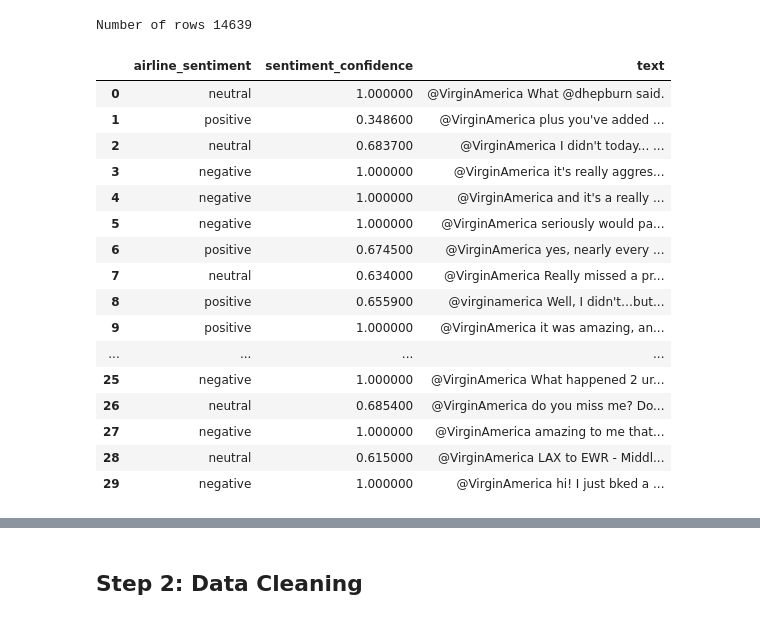
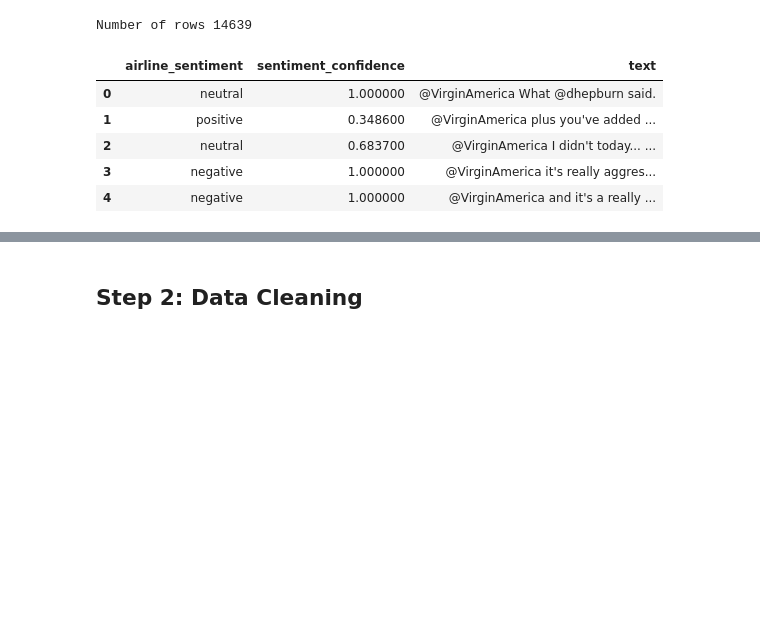
Before and after one commit to NomadZhang/MSI5001, a Jupyter notebook: main.ipynb, the cells around one changed output, grey strips where cells are left out. Drawn from its saved outputs; the diff is of its cells as text; code cells hidden in the pictures; blank space fills up the shorter version.

```diff
--- a/main.ipynb
+++ b/main.ipynb
@@ -41,34 +41,23 @@ Number of rows 14639
 # %%
 #wrap text so we can see the entire tweet better
 
 # Apply CSS styling for text wrapping for the first 30 rows
-styled_df = tweet_data.head(30).style.set_properties(
+styled_df = tweet_data.head(5).style.set_properties(
     **{
         'inline-size': '200px',  # Set a fixed width for the column
         'overflow-wrap': 'break-word',
         'white-space': 'normal'
     },
     subset=['text']
 )
 
 # Display the styled DataFrame (will render as HTML in compatible environments)
 styled_df
 # %% [output]
 |  | airline_sentiment | sentiment_confidence | text |
 | 0 | neutral | 1.000000 | @VirginAmerica What @dhepburn said. |
 | 1 | positive | 0.348600 | @VirginAmerica plus you've added ... |
 | 2 | neutral | 0.683700 | @VirginAmerica I didn't today... ... |
 | 3 | negative | 1.000000 | @VirginAmerica it's really aggres... |
 | 4 | negative | 1.000000 | @VirginAmerica and it's a really ... |
-| 5 | negative | 1.000000 | @VirginAmerica seriously would pa... |
-| 6 | positive | 0.674500 | @VirginAmerica yes, nearly every ... |
-| 7 | neutral | 0.634000 | @VirginAmerica Really missed a pr... |
-| 8 | positive | 0.655900 | @virginamerica Well, I didn't…but... |
-| 9 | positive | 1.000000 | @VirginAmerica it was amazing, an... |
-| ... | ... | ... | ... |
-| 25 | negative | 1.000000 | @VirginAmerica What happened 2 ur... |
-| 26 | neutral | 0.685400 | @VirginAmerica do you miss me? Do... |
-| 27 | negative | 1.000000 | @VirginAmerica amazing to me that... |
-| 28 | neutral | 0.615000 | @VirginAmerica LAX to EWR - Middl... |
-| 29 | negative | 1.000000 | @VirginAmerica hi! I just bked a ... |
 # %% [markdown]
```
Also changed, not shown: parts of 17 cells of this notebook.
